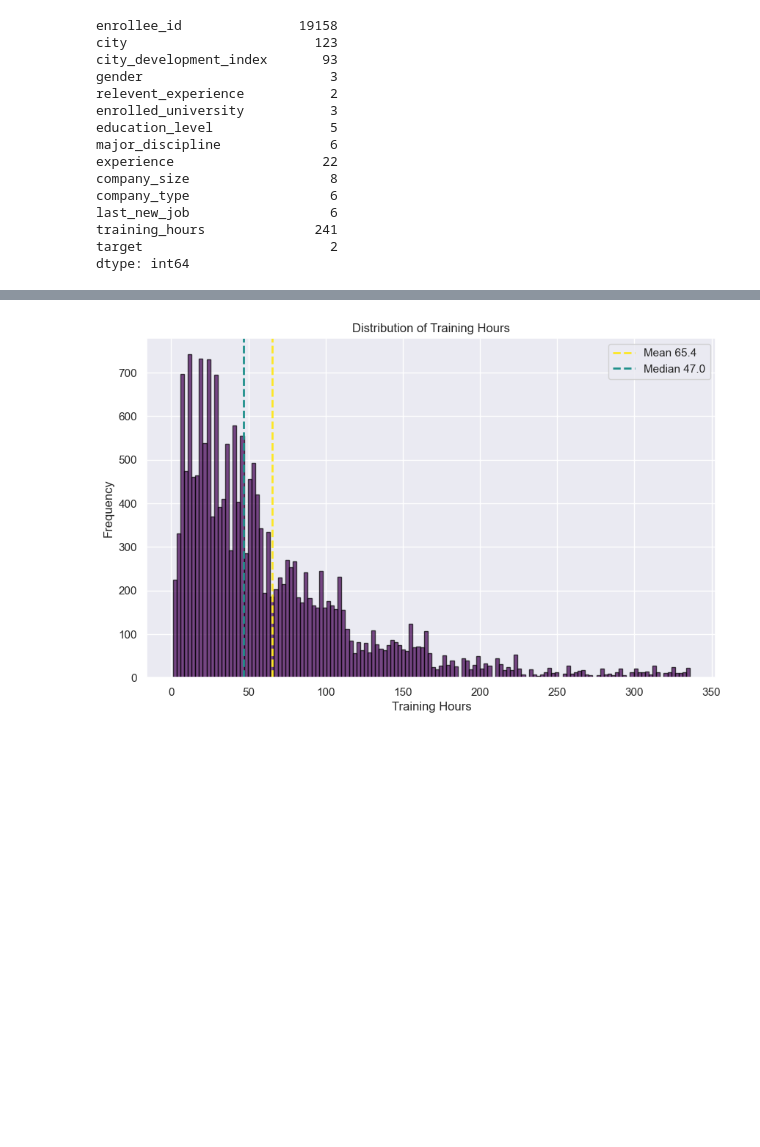
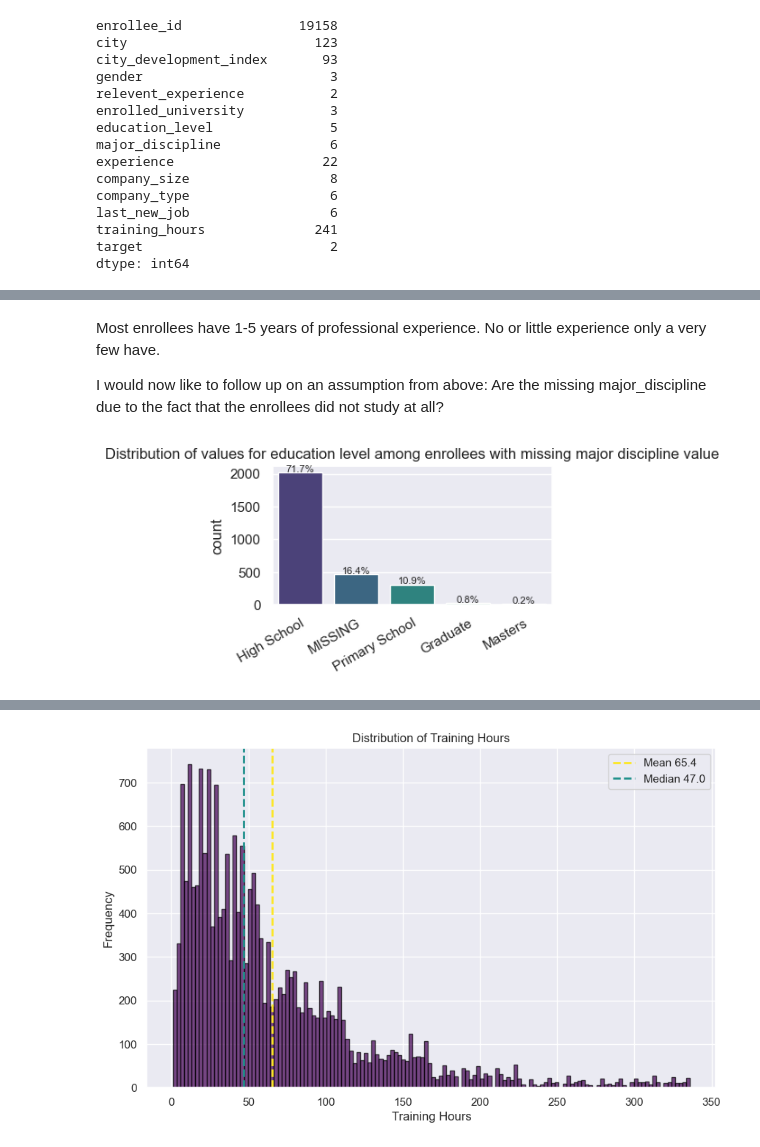
Before and after one commit to scheinmensch/HR-Analytics, a Jupyter notebook: EDA.ipynb, the cells around one changed output, grey strips where cells are left out. Saved outputs shown, nothing was run; the diff lists cells and outputs as text; code cells hidden in the pictures; blank space fills up the shorter version.

```diff
--- a/EDA.ipynb
+++ b/EDA.ipynb
@@ -189,0 +253,25 @@ Name: training_hours, dtype: float64
+# %% [markdown]
+Most enrollees have 1-5 years of professional experience. No or little experience only a very few have.
+
+I would now like to follow up on an assumption from above: Are the missing major_discipline due to the fact that the enrollees did not study at all?
+# %%
+# create a data frame with all observations where the major discipline is missing
+HR_missing_major_discipline = HR_filled.loc[HR_filled['major_discipline'] == 'MISSING']
+
+# plot the distribtion of education levels in that data frame
+plt.figure(figsize=(4, 2))
+ax = sns.countplot(x='education_level', data=HR_missing_major_discipline, palette='viridis', order=HR_missing_major_discipline['education_level'].value_counts().index)
+plt.title(f'Distribution of values for education level among enrollees with missing major discipline value')
+
+total = len(HR_missing_major_discipline['education_level'])
+for p in ax.patches:
+    percentage = '{:.1f}%'.format(100 * p.get_height() / total)
+    x = p.get_x() + p.get_width() / 2
+    y = p.get_height() + 0.005 * total
+    ax.text(x, y, percentage, ha='center', fontsize=8)
+
+ax.set_xlabel('')
+plt.xticks(rotation=30, rotation_mode='anchor', ha='right')
+plt.show()
+# %% [output]
+[figure, added]
```
Also changed, not shown: parts of 30 cells of this notebook, 1 other file.
